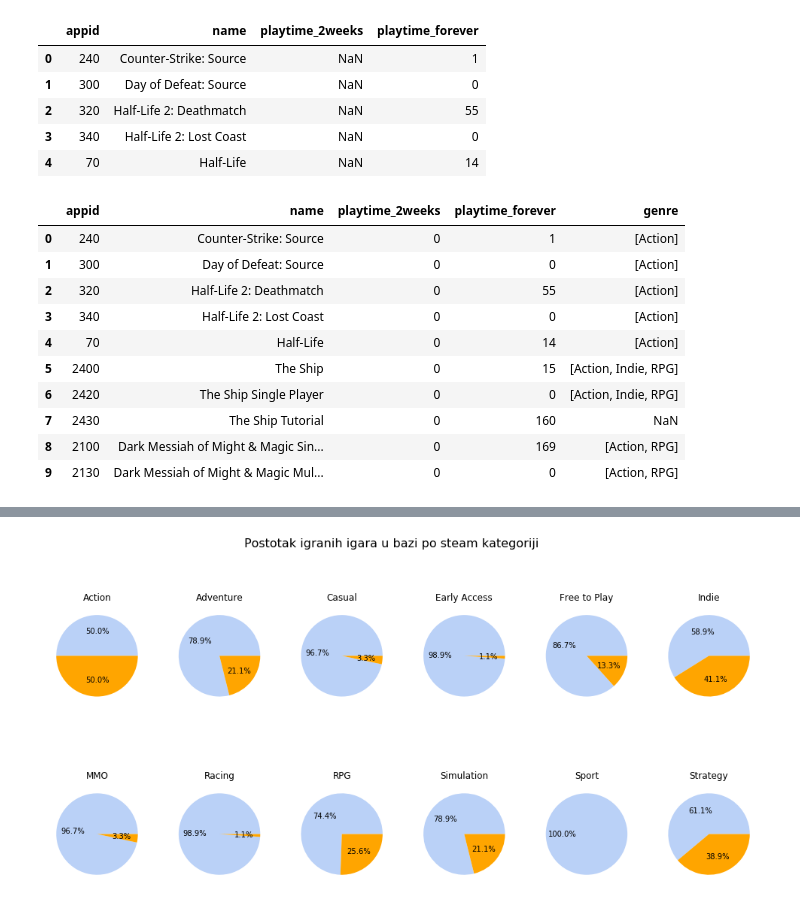
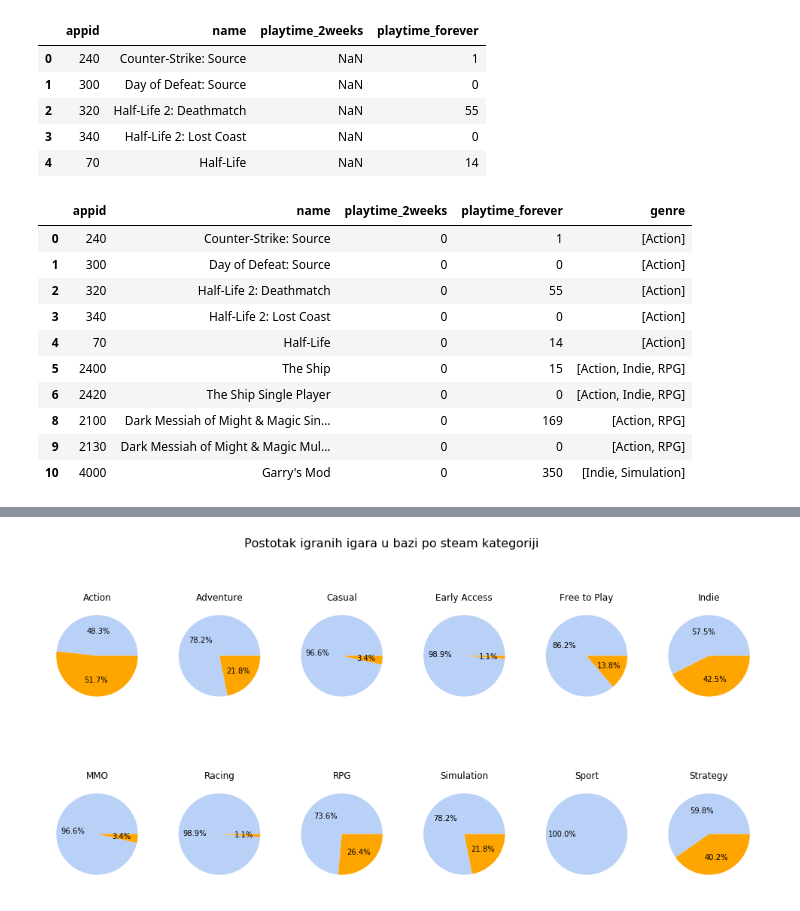
Before and after one commit to Zokvic/Projekt_Disruptivne_Tehnologije, a Jupyter notebook: SteamGameLibraryClearer.ipynb, the cells around one changed output, grey strips where cells are left out. Drawn from its saved outputs; the diff is of its cells as text; code cells hidden in the pictures.

```diff
--- a/SteamGameLibraryClearer.ipynb
+++ b/SteamGameLibraryClearer.ipynb
@@ -63,7 +65,7 @@ def get_genre(appid):
     parsed_page = soup.BeautifulSoup(game_page.content,"lxml")
     details_block = parsed_page.find("div", class_= "block_content_inner")
     if details_block == None:
-        genre = "NaN"
+        genre = None
     else:
         for row in details_block.find_all("div", class_="dev_row"):
             row.decompose()
@@ -72,7 +74,7 @@ def get_genre(appid):
         for a in details_block.find_all("a"):
             genre.append(a.get_text())
         if not genre:
-            genre = "NaN"
+            genre = None
     return genre
 # %%
 #Funkcija koja razdvaja listu žanrova u "genre" stupcu u pojedinačne stupce
@@ -107,17 +104,32 @@ df["playtime_2weeks"] = df["playtime_2weeks"].fillna(0).astype("int64")
+# %%
+#Funkcije za oblikovanje baze
+def fromSteam(df):
+    df["genre"] = df["appid"].apply(get_genre)
+    df["playtime_2weeks"] = df["playtime_2weeks"].fillna(0).astype("int64")
+    df = df.dropna()
+    return df
+
+def oblikovanje(df):
+    df = df.copy()
+    df = populate(df,sgenres,"genre")
+    df = binary(df,"playtime_2weeks","2weeks")
+    df = binary(df,"playtime_forever","4ever")
+    return df
 # %%
 #pd.set_option('display.max_rows', None)
+df = fromSteam(df)
 df.head(10)
 # %% [output]
 |  | appid | name | playtime_2weeks | playtime_forever | genre |
 | 0 | 240 | Counter-Strike: Source | 0 | 1 | [Action] |
 | 1 | 300 | Day of Defeat: Source | 0 | 0 | [Action] |
 | 2 | 320 | Half-Life 2: Deathmatch | 0 | 55 | [Action] |
 | 3 | 340 | Half-Life 2: Lost Coast | 0 | 0 | [Action] |
 | 4 | 70 | Half-Life | 0 | 14 | [Action] |
 | 5 | 2400 | The Ship | 0 | 15 | [Action, Indie, RPG] |
 | 6 | 2420 | The Ship Single Player | 0 | 0 | [Action, Indie, RPG] |
-| 7 | 2430 | The Ship Tutorial | 0 | 160 | NaN |
 | 8 | 2100 | Dark Messiah of Might & Magic Sin... | 0 | 169 | [Action, RPG] |
 | 9 | 2130 | Dark Messiah of Might & Magic Mul... | 0 | 0 | [Action, RPG] |
+| 10 | 4000 | Garry's Mod | 0 | 350 | [Indie, Simulation] |
 # %%
 # oblikovanje konačane baze koja će se koristiti za testiraje
```
Also changed, not shown: parts of 16 cells of this notebook.
